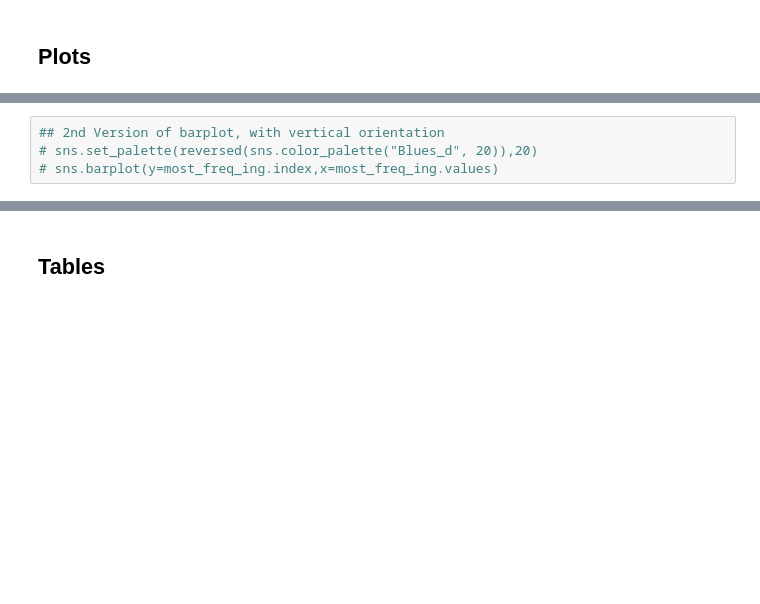
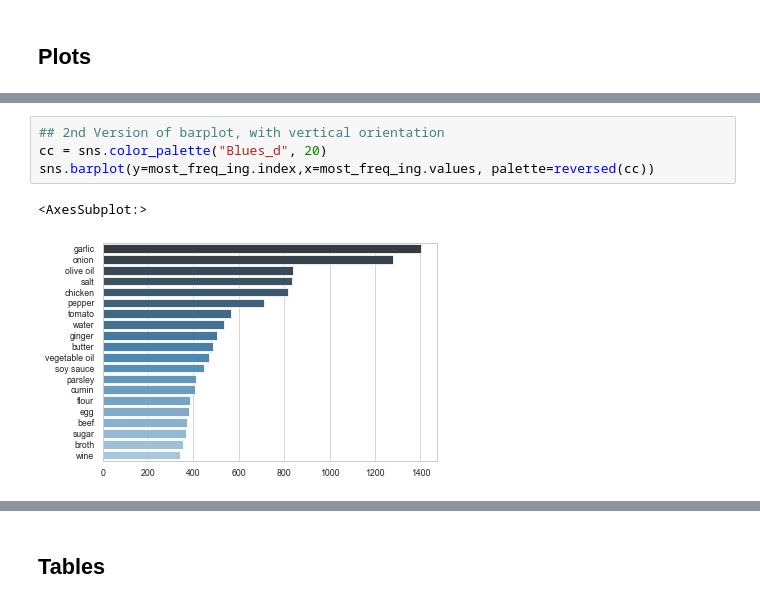
Before and after one commit to TedOiler/dme_gp, a Jupyter notebook: recipes/main.ipynb, the cells around one changed output, grey strips where cells are left out. Drawn from its saved outputs; the diff is of its cells as text; blank space fills up the shorter version.

```diff
--- a/recipes/main.ipynb
+++ b/recipes/main.ipynb
@@ -86,4 +86,7 @@ xticks = ax.set_xticklabels(ax.get_xticklabels(), rotation=90)
 # %%
 ## 2nd Version of barplot, with vertical orientation
-# sns.set_palette(reversed(sns.color_palette("Blues_d", 20)),20)
-# sns.barplot(y=most_freq_ing.index,x=most_freq_ing.values)
+cc = sns.color_palette("Blues_d", 20)
+sns.barplot(y=most_freq_ing.index,x=most_freq_ing.values, palette=reversed(cc))
+# %% [output]
+<AxesSubplot:>
+[figure, added]
```
Also changed, not shown: parts of 9 cells of this notebook, 4 other files.
